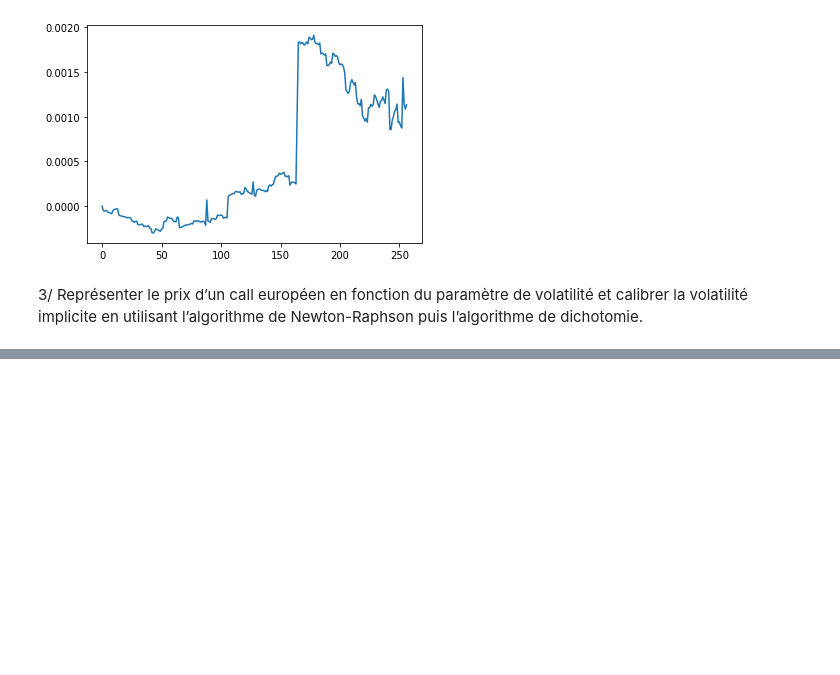
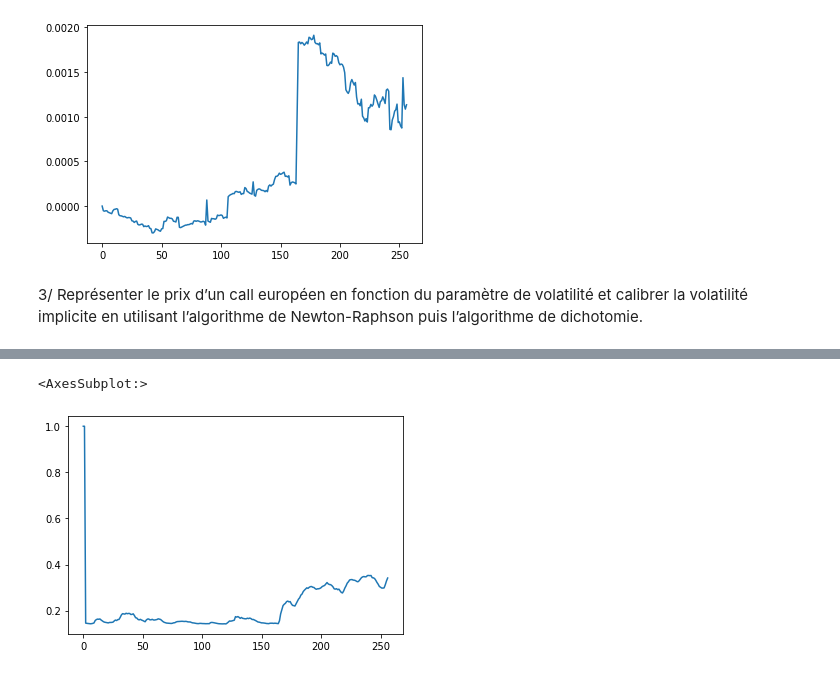
Before and after one commit to theomdvn/Calibration, a Jupyter notebook: TD3.ipynb, the cells around one changed output, grey strips where cells are left out. Drawn from its saved outputs; the diff is of its cells as text; code cells hidden in the pictures; blank space fills up the shorter version.

```diff
--- a/TD3.ipynb
+++ b/TD3.ipynb
@@ -282,0 +444,5 @@ data['call_price_BS_vol'] = call_price_BS_vol
+# %%
+data['Vol I6 Dichotomy'].plot()
+# %% [output]
+<AxesSubplot:>
+[figure, added]
```
Also changed, not shown: parts of 23 cells of this notebook.
